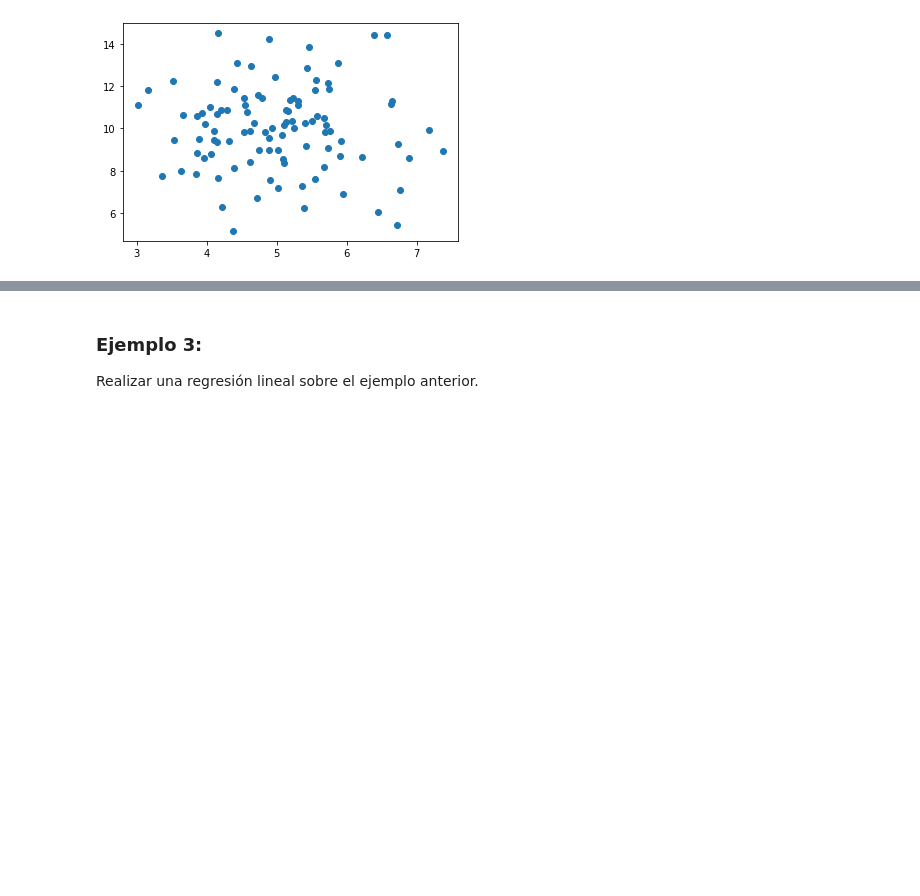
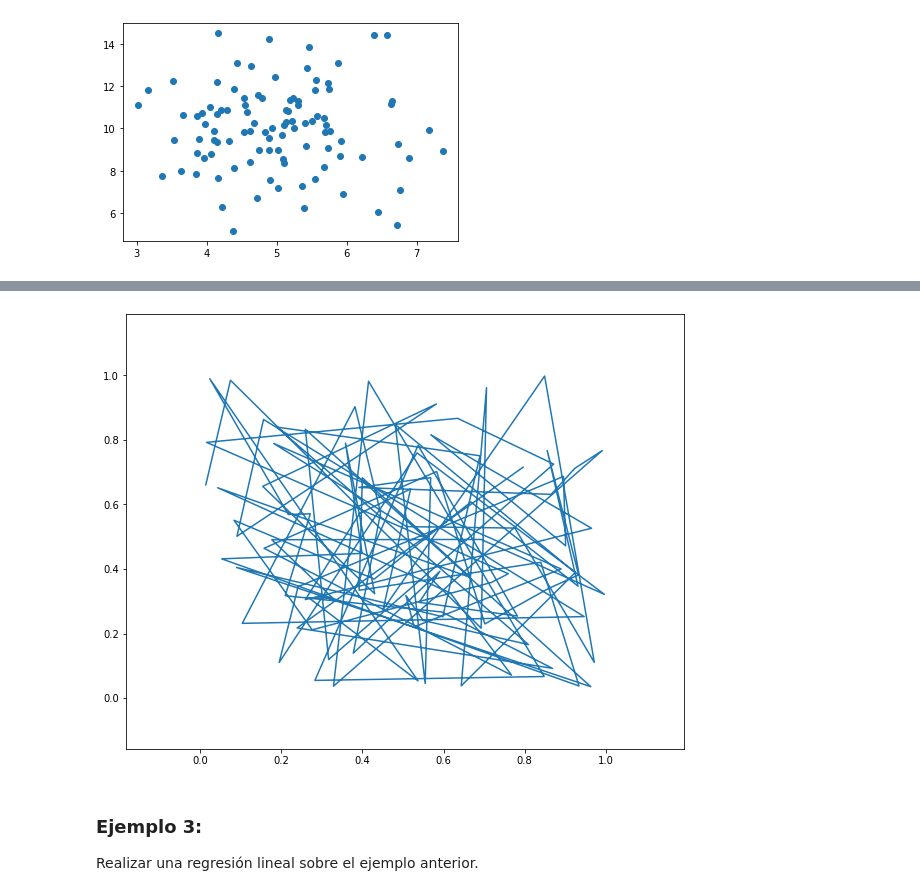
Before and after one commit to FeerJim/intro_Python, a Jupyter notebook: Intro.ipynb, the cells around one changed output, grey strips where cells are left out. Cells and saved outputs as stored; diff of their text form; code cells hidden in the pictures; blank space fills up the shorter version.

```diff
--- a/Intro.ipynb
+++ b/Intro.ipynb
@@ -214,3 +388,10 @@ plt.show() # para visualizar el gráfico
+# %%
+fig, ax = plt.subplots(figsize= (10,8))
+ax.margins(.2)
+ax.plot(x,y)
+plt.show()
+# %% [output]
+[figure, added]
 # %% [markdown]
 ### Ejemplo 3:
 Realizar una regresión lineal sobre el ejemplo anterior.
```
Also changed, not shown: parts of 31 cells of this notebook, 2 other files.
